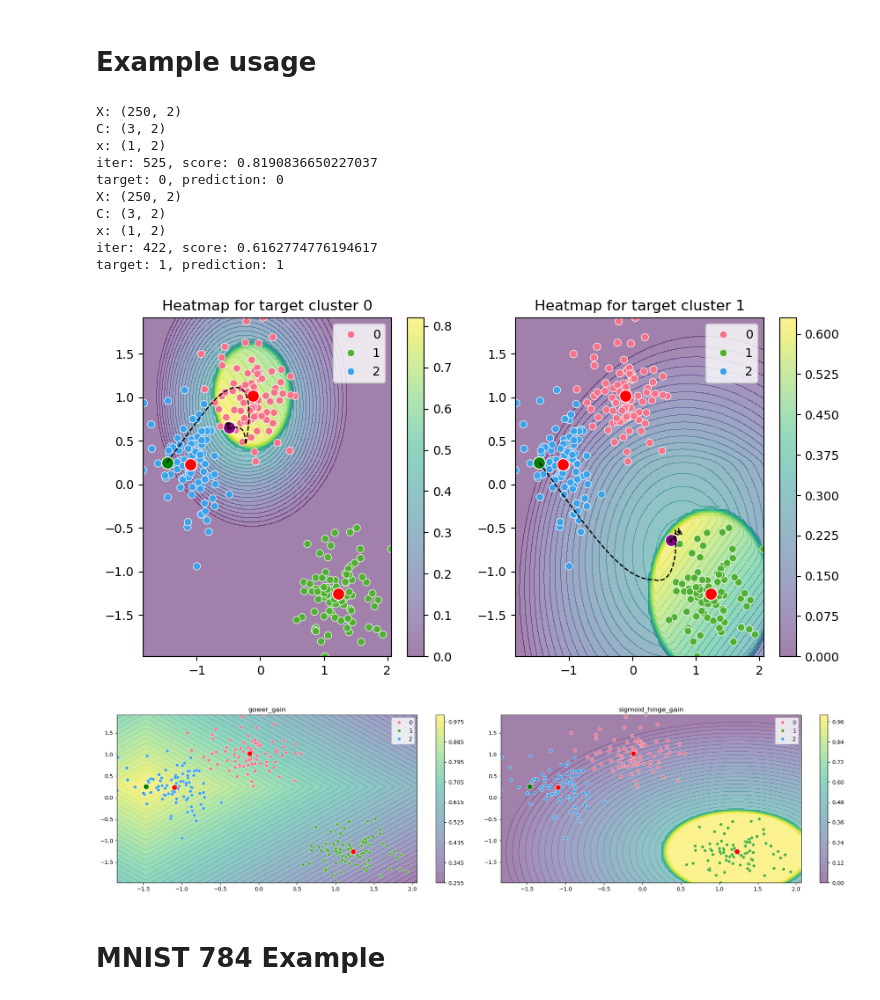
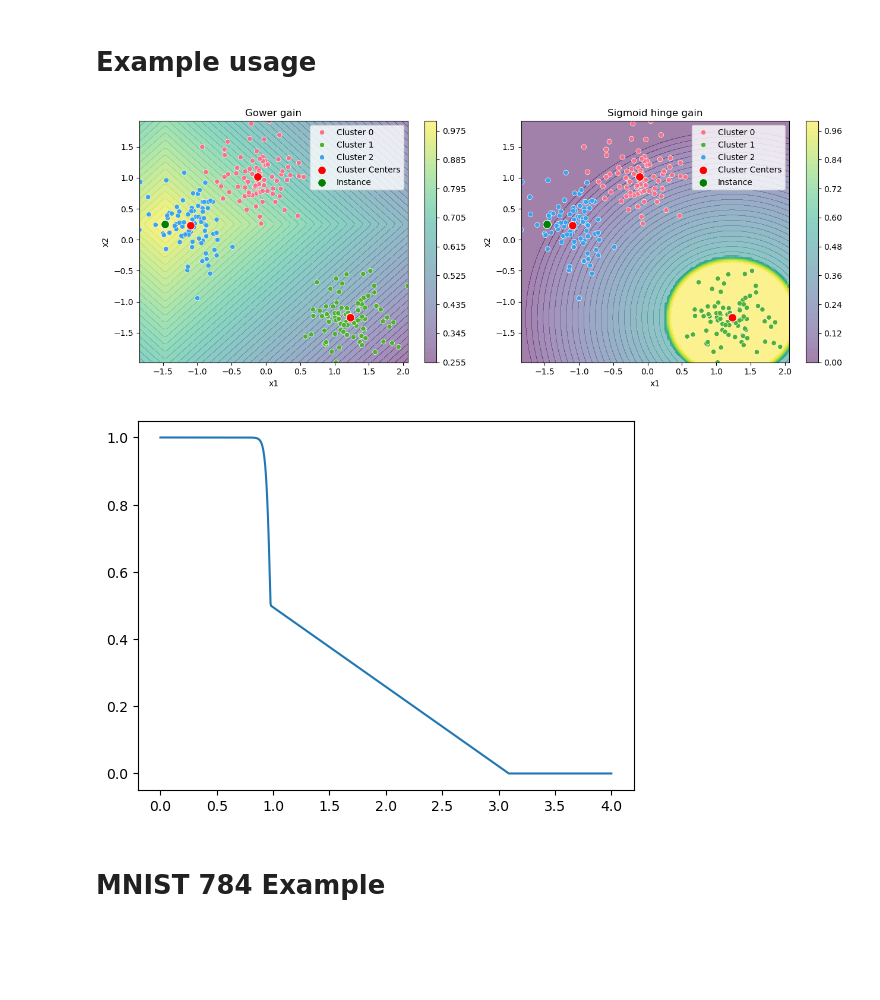
Before and after one commit to jepp3183/Thesis2025, a Jupyter notebook: code/dice_modification.ipynb, the cells around one changed output. Cells and saved outputs as stored; diff of their text form; code cells hidden in the pictures; blank space fills up the shorter version.

Commit message:
prettier plot

```diff
--- a/code/dice_modification.ipynb
+++ b/code/dice_modification.ipynb
@@ -65,48 +65,44 @@ plot(X, y, C, random_point, pca=False, use_umap=False)
 # Example usage
 # %%
 
-targets = set(range(k))
-targets.remove(instance_cluster)
-fig, axs = plt.subplots(1, len(targets), figsize=(10, 5))
+# targets = set(range(k))
+# targets.remove(instance_cluster)
+# fig, axs = plt.subplots(1, len(targets), figsize=(10, 5))
 
-for i, target in enumerate(targets):
-    if target == instance_cluster: continue
-    l = Gainer(C, X, target, random_point, eps=0.0)
-    # sol, hist = gradient_ascent(random_point, l.gain, dbg=False, lr=0.1, max_iter=1000)
-    sol, hist = adam_opt(random_point, l.gain)
-    # sol, hist = random_opt(random_point, l.gain)
-    print(f"target: {target}, prediction: {int(km.predict(sol.reshape(1, -1))[0])}")
-    plot_heatmap(
-        X, yy, C, random_point, l.gain, target_cluster=target,
-        use_pca=False,
-        solutions=[sol],
-        histories=[hist],
-        ax=axs[i],
-    )
-    axs[i].set_title(f'Heatmap for target cluster {target}')
-    fig.colorbar(axs[i].collections[0], ax=axs[i])
+# for i, target in enumerate(targets):
+#     if target == instance_cluster: continue
+#     l = Gainer(C, X, target, random_point, eps=0.0)
+#     # sol, hist = gradient_ascent(random_point, l.gain, dbg=False, lr=0.1, max_iter=1000)
+#     sol, hist = adam_opt(random_point, l.gain)
+#     # sol, hist = random_opt(random_point, l.gain)
+#     print(f"target: {target}, prediction: {int(km.predict(sol.reshape(1, -1))[0])}")
+#     plot_heatmap(
+#         X, yy, C, random_point, l.gain, target_cluster=target,
+#         use_pca=False,
+#         solutions=[sol],
+#         histories=[hist],
+#         ax=axs[i],
+#     )
+#     axs[i].set_title(f'Heatmap for target cluster {target}')
+#     fig.colorbar(axs[i].collections[0], ax=axs[i])
 
 
-fig, axes = plt.subplots(1, len(l.gain_weights.keys()), figsize=(20, 5))
+fig, axes = plt.subplots(1, len(l.gain_weights.keys()), figsize=(13, 5))
 for i, gain_fn in enumerate(l.gain_weights.keys()):
     plot_heatmap(X, yy, C, random_point, gain_fn, target_cluster=0, use_pca=False, ax=axes[i])
-    axes[i].set_title(gain_fn.__name__)
-    fig.colorbar(axes[i].collections[0], ax=axes[i])
+    axes[i].set_title(gain_fn.__name__.replace('_', ' ').capitalize())
+    fig.colorbar(axes[i].collectiokns[0], ax=axes[i])
 fig.tight_layout()
 plt.show()
 # %% [output]
-X: (250, 2)
-C: (3, 2)
-x: (1, 2)
-iter: 525, score: 0.8190836650227037
-target: 0, prediction: 0
-X: (250, 2)
-C: (3, 2)
-x: (1, 2)
-iter: 422, score: 0.6162774776194617
-target: 1, prediction: 1
-[figure, old version]
+[figure, new version]
-[figure, removed]
+# %%
+a = np.linspace(0,4,1000)
+b = [l.sig(x) for x in a]
+plt.plot(a, b)
+plt.show()
+# %% [output]
+[figure, added]
 # %% [markdown]
 # MNIST 784 Example
 # %%
```
